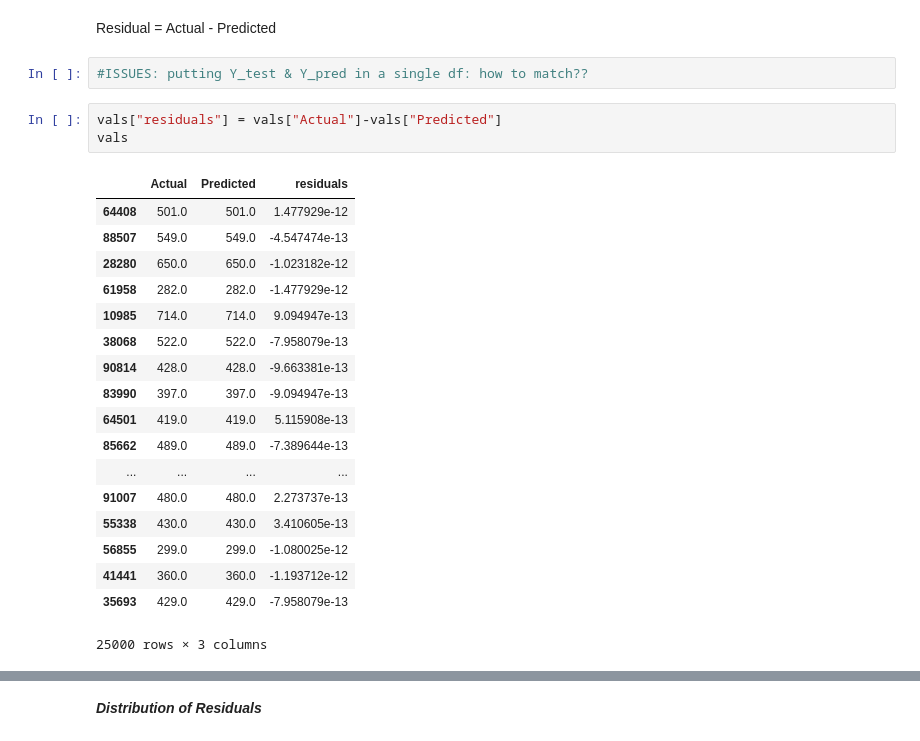
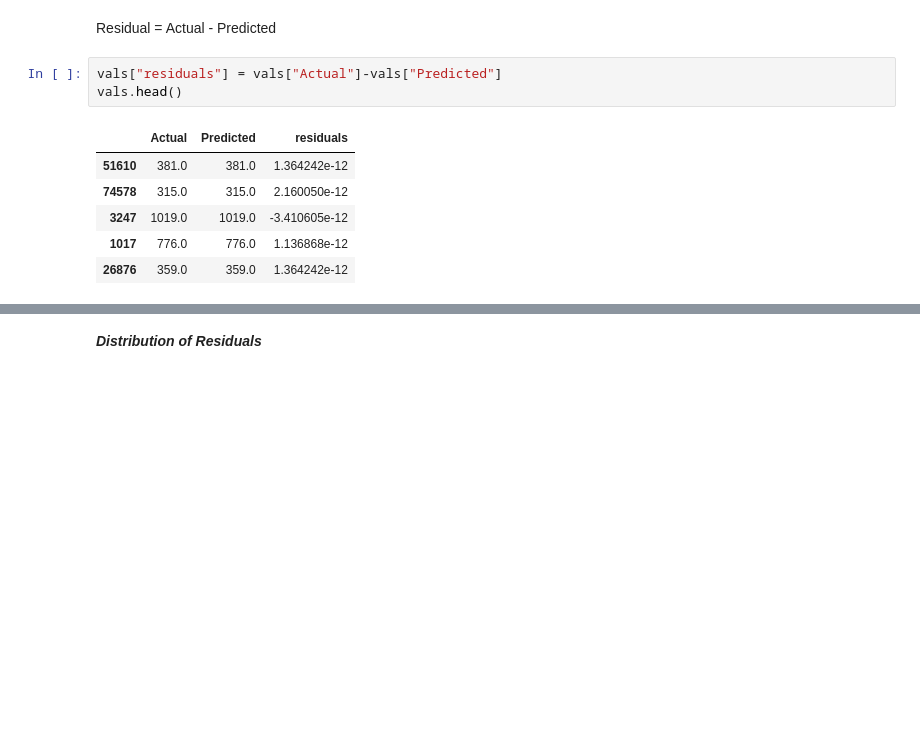
Before and after one commit to akuz91/CodeBlue, a Jupyter notebook: LinReg_and_Residual_Modeling.ipynb, the cells around one changed output, grey strips where cells are left out. Drawn from its saved outputs; the diff is of its cells as text; blank space fills up the shorter version.

```diff
--- a/LinReg_and_Residual_Modeling.ipynb
+++ b/LinReg_and_Residual_Modeling.ipynb
@@ -153,27 +167,13 @@ plt.show()
 ***RESIDUALS***
 # %% [markdown]
 Residual = Actual - Predicted
-# %%
-#ISSUES: putting Y_test & Y_pred in a single df: how to match??
 # %%
 vals["residuals"] = vals["Actual"]-vals["Predicted"]
-vals
+vals.head()
 # %% [output]
 |  | Actual | Predicted | residuals |
-| 64408 | 501.0 | 501.0 | 1.477929e-12 |
-| 88507 | 549.0 | 549.0 | -4.547474e-13 |
-| 28280 | 650.0 | 650.0 | -1.023182e-12 |
-| 61958 | 282.0 | 282.0 | -1.477929e-12 |
-| 10985 | 714.0 | 714.0 | 9.094947e-13 |
-| 38068 | 522.0 | 522.0 | -7.958079e-13 |
-| 90814 | 428.0 | 428.0 | -9.663381e-13 |
-| 83990 | 397.0 | 397.0 | -9.094947e-13 |
-| 64501 | 419.0 | 419.0 | 5.115908e-13 |
-| 85662 | 489.0 | 489.0 | -7.389644e-13 |
-| ... | ... | ... | ... |
-| 91007 | 480.0 | 480.0 | 2.273737e-13 |
-| 55338 | 430.0 | 430.0 | 3.410605e-13 |
-| 56855 | 299.0 | 299.0 | -1.080025e-12 |
-| 41441 | 360.0 | 360.0 | -1.193712e-12 |
-| 35693 | 429.0 | 429.0 | -7.958079e-13 |
+| 51610 | 381.0 | 381.0 | 1.364242e-12 |
+| 74578 | 315.0 | 315.0 | 2.160050e-12 |
+| 3247 | 1019.0 | 1019.0 | -3.410605e-12 |
+| 1017 | 776.0 | 776.0 | 1.136868e-12 |
+| 26876 | 359.0 | 359.0 | 1.364242e-12 |
-25000 rows × 3 columns
```
Also changed, not shown: parts of 29 cells of this notebook.
